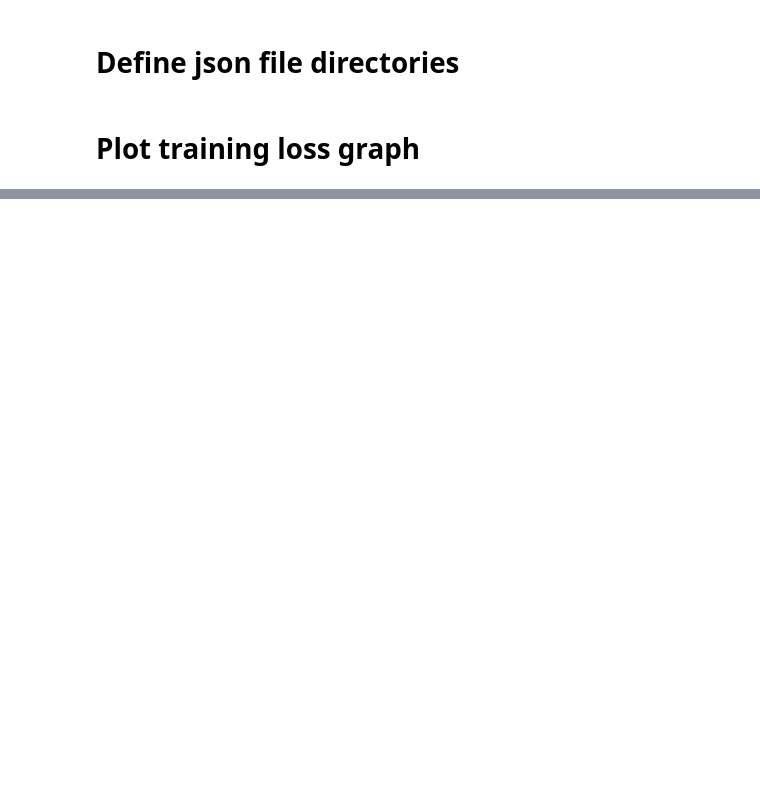
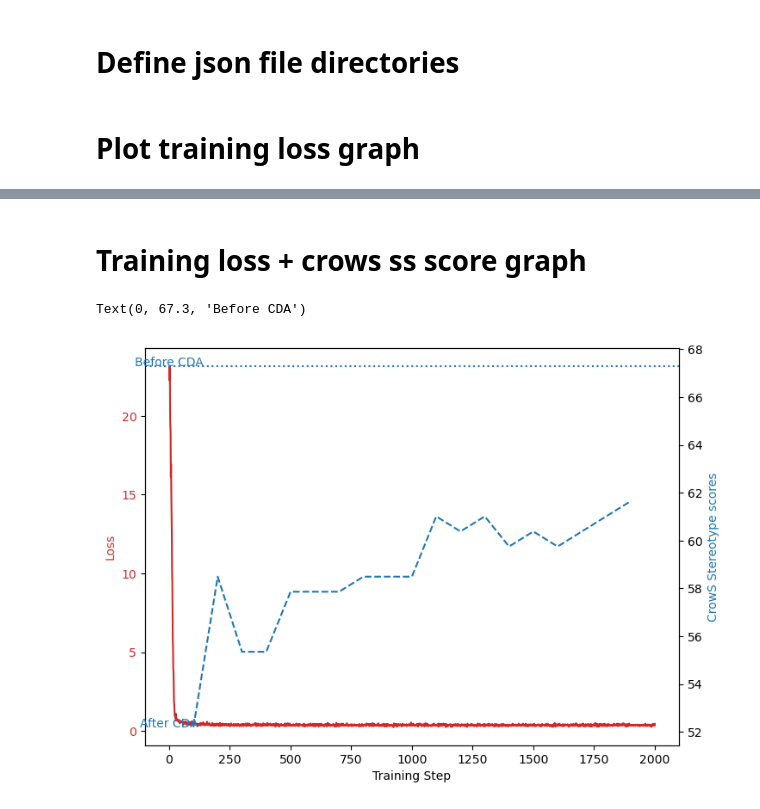
Before and after one commit to ao9000/bias-bench, a Jupyter notebook: experiments/run_generate_cda_charts.ipynb, the cells around one changed output, grey strips where cells are left out. Drawn from its saved outputs; the diff is of its cells as text; code cells hidden in the pictures; blank space fills up the shorter version.

```diff
--- a/experiments/run_generate_cda_charts.ipynb
+++ b/experiments/run_generate_cda_charts.ipynb
@@ -40,3 +49,13 @@ for ckpt_num in range(100, 1000, 100):
     stereoset_ss.append(stereoset_results[f"{ckpt_num}"]['intrasentence'][focused_category]["SS Score"])
     stereoset_lm.append(stereoset_results[f"{ckpt_num}"]['intrasentence'][focused_category]["LM Score"])
     stereoset_icat.append(stereoset_results[f"{ckpt_num}"]['intrasentence'][focused_category]["ICAT Score"])
+# %%
+# Extract key values from crows data
+crows_ss = []
+crows_ass = []
+crows_ms = []
+# Extract key values from crows data
+for ckpt_num in range(100, 2000, 100):
+    crows_ss.append(crows_results[f"{ckpt_num}"][focused_category]["Stereotype score"])
+    crows_ass.append(crows_results[f"{ckpt_num}"][focused_category]["Anti-stereotype score"])
+    crows_ms.append(crows_results[f"{ckpt_num}"][focused_category]["Metric score"])
@@ -43,3 +67,8 @@ for ckpt_num in range(100, 1000, 100):
+# %%
+# Extract before debias crows benchmark data
+crows_before_debias_ss = before_debias_crows_results[focused_category]["Stereotype score"]
+crows_before_debias_ass = before_debias_crows_results[focused_category]["Anti-stereotype score"]
+crows_before_debias_ms = before_debias_crows_results[focused_category]["Metric score"]
 # %% [markdown]
 # Plot training loss graph
 # %%
@@ -68,0 +194,35 @@ plt.plot(range(100, 1000, 100), stereoset_ss, label='StereoSet SS Score')
+# %% [markdown]
+# Training loss + crows ss score graph
+# %%
+import matplotlib.pyplot as plt
+
+
+# Plot loss vs step vs crows scores
+# Left axis: Loss
+# Right axis: Crows scores
+# Bottom axis: Step
+
+fig, ax1 = plt.subplots(figsize=(8, 6))
+ax1.set_xlabel('Training Step')
+ax1.set_ylabel('Loss', color='tab:red')
+ax1.plot(steps, losses, color='tab:red')
+ax1.tick_params(axis='y', labelcolor='tab:red')
+
+# instantiate a second axes that shares the same x-axis, different steps, only saved 1 result per 100 steps
+# 1st element is 100 steps, 2nd element is 200 steps, etc.
+ax2 = ax1.twinx()
+ax2.set_ylabel('CrowS Stereotype scores', color='tab:blue')
+ax2.plot(range(100, 2000, 100), crows_ss, label='SS Score', color='tab:blue', linestyle='dashed')
+# Label the line header for the debiased ss score
+ax2.text(0, crows_ss[0], f'After CDA', color='tab:blue', ha='center')
+
+# Draw a line for the original ss score
+ax2.axhline(y=crows_before_debias_ss, color='tab:blue', linestyle='dotted', label='Before Debias SS Score')
+# Label the line header for the original ss score
+ax2.text(0, crows_before_debias_ss, f'Before CDA', color='tab:blue', ha='center')
+
+# Save the plot
+# plt.savefig(os.path.join("../report_visuals", "training_loss_graph.png"))
+# %% [output]
+Text(0, 67.3, 'Before CDA')
+[figure, added]
```
Also changed, not shown: parts of 18 cells of this notebook, 1 other file.
